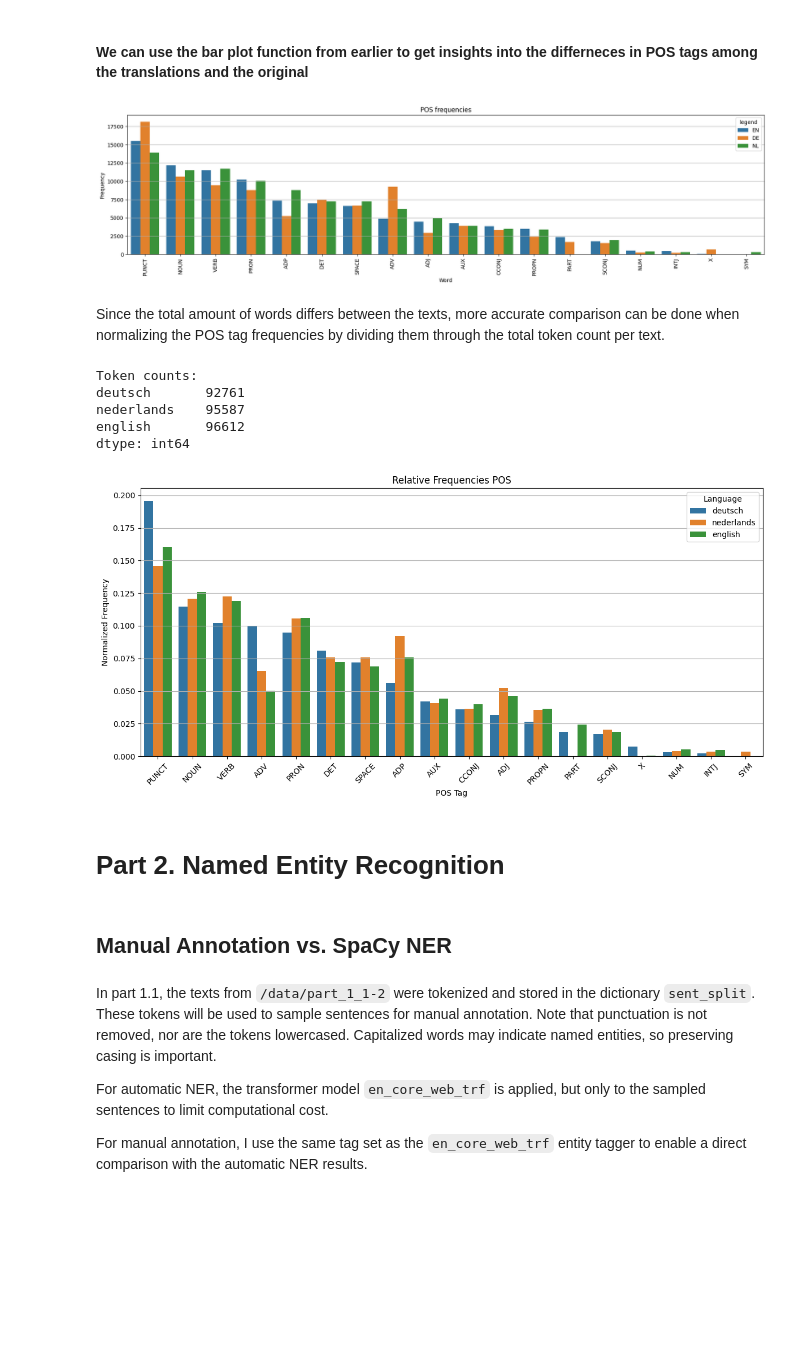
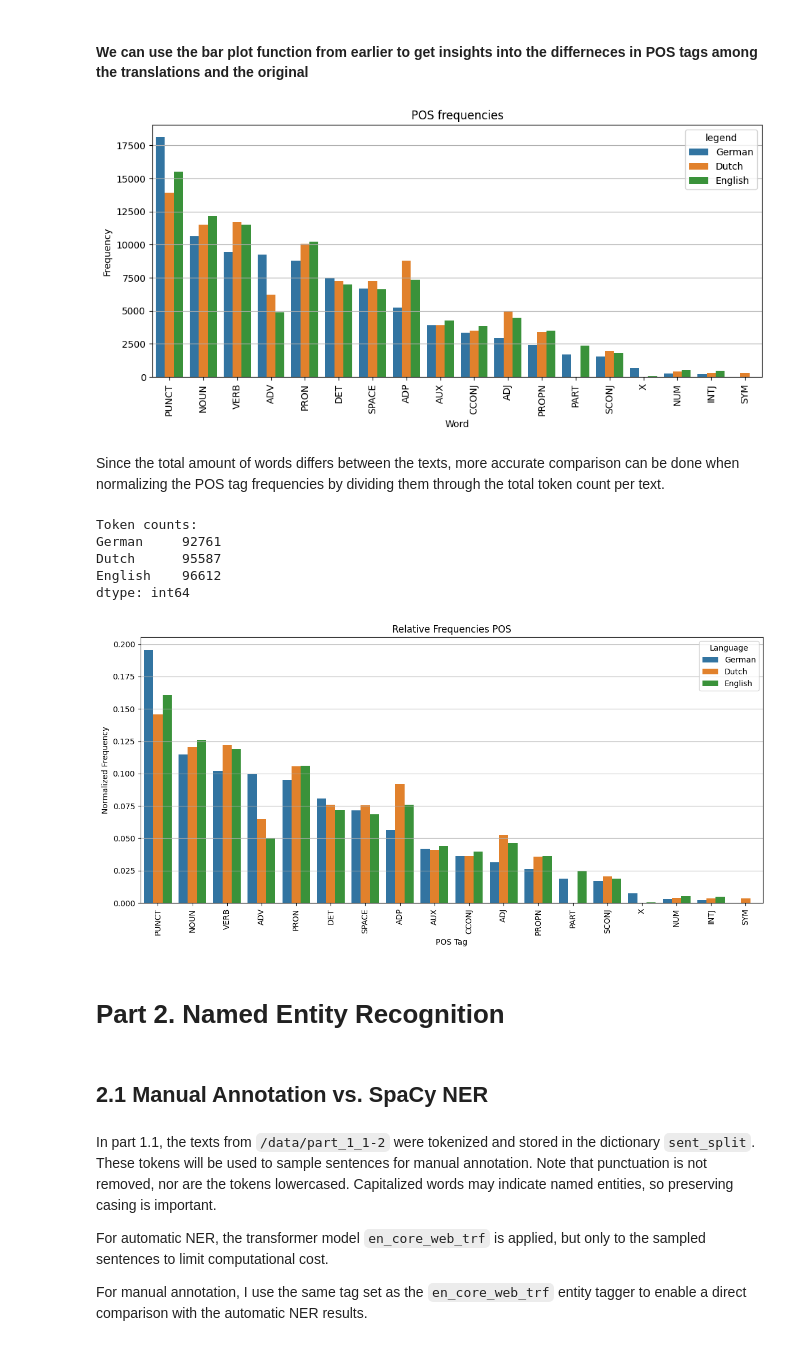
Before and after one commit to tijn-donners/analyzing_data_assignments, a Jupyter notebook: assignment1/Assignment 1.ipynb, the cells around one changed output. Cells and saved outputs as stored; diff of their text form; code cells hidden in the pictures; blank space fills up the shorter version.

```diff
--- a/assignment1/Assignment 1.ipynb
+++ b/assignment1/Assignment 1.ipynb
@@ -282,7 +247,7 @@ def barplot_25_combined(fd1, fd2, fd3, title, labels=("Porter", "Lancaster", "Un
     df = pd.DataFrame(rows)
 
     # plot the chart
-    plt.figure(figsize=(18, 5))
+    plt.figure(figsize=(10, 5))
     sns.barplot(data=df, x="word", y="frequency", hue="legend")
     plt.xticks(rotation=90)
     plt.grid(axis="y")
@@ -399,7 +334,7 @@ for key, lines in texts.items():
 # %%
-texts["deutsch"] = texts.pop("pg30165")
-texts["nederlands"] = texts.pop("pg18381")
-texts["english"] = texts.pop("pg74")
+texts["German"] = texts.pop("pg30165")
+texts["Dutch"] = texts.pop("pg18381")
+texts["English"] = texts.pop("pg74")
 
 texts.keys()
 # %% [output]
@@ -431,19 +366,19 @@ tokens = {}
 
 # apply POS tagging with corresponding language models
 for key, text in texts.items():
-    if key == 'english':
+    if key == 'English':
         nlp_en = spacy.load("en_core_web_md") # load the model
         doc = nlp_en(text)
         del nlp_en # deleting this variable saves memory so the kernel doesnt shut down
-        gc.collect()
+        gc.collect() # free up memory
 
-    if key == 'nederlands':
+    if key == 'Dutch':
         nlp_nl = spacy.load("nl_core_news_md") # load the model
         doc = nlp_nl(text)
         del nlp_nl # deleting this variable saves memory so the kernel doesnt shut down
         gc.collect() # free up memory
 
-    if key == 'deutsch':
+    if key == 'German':
         nlp_de = spacy.load("de_core_news_md") # load the model
         doc = nlp_de(text)
         del nlp_de # deleting this variable saves memory so the kernel doesnt shut down
@@ -471,12 +429,12 @@ processed english
 # %%
 pos_freq_de = FreqDist(df.loc[0, 'pos_tags'])
 pos_freq_nl = FreqDist(df.loc[1, 'pos_tags'])
 pos_freq_en = FreqDist(df.loc[2, 'pos_tags'])
 
 # reuse the function from section 1.1, changed the default labels. Since the coarse grained pos tagset consists of 18 tags, the top25 sleection will not change the results
-barplot_25_combined(pos_freq_en, pos_freq_de, pos_freq_nl, "POS frequencies", labels=("EN","DE", "NL"))
+barplot_25_combined(pos_freq_de,  pos_freq_nl, pos_freq_en, "POS frequencies", labels=("German","Dutch", "English"))
 # %% [output]
-[figure, old version]
+[figure, new version]
 # %% [markdown]
 Since the total amount of words differs between the texts, more accurate comparison can be done when normalizing the POS tag frequencies by dividing them through the total token count per text.
 # %%
@@ -487,6 +445,7 @@ df_pos = pd.concat([
 ], axis=1).fillna(0).astype(int)
 
 print(f"Token counts: \n{df_pos.sum()}")
+
 # normalize counts by column (token count per language)
 df_pos_norm = df_pos.div(df_pos.sum(axis=0), axis=1)
 
@@ -500,22 +459,22 @@ sns.barplot(x='POS', y='Frequency', hue='Language', data=df_pos_long)
 plt.title('Relative Frequencies POS')
 plt.ylabel("Normalized Frequency")
 plt.xlabel("POS Tag")
-plt.xticks(rotation=45)
+plt.xticks(rotation=90)
 plt.legend(title='Language')
 plt.grid(axis="y")
 plt.tight_layout()
 plt.show()
 # %% [output]
 Token counts:
-deutsch       92761
-nederlands    95587
-english       96612
+German     92761
+Dutch      95587
+English    96612
 dtype: int64
-[figure, old version]
+[figure, new version]
 # %% [markdown]
 # Part 2. Named Entity Recognition
 # %% [markdown]
-## Manual Annotation vs. SpaCy NER
+## 2.1 Manual Annotation vs. SpaCy NER
 # %% [markdown]
 In part 1.1, the texts from `/data/part_1_1-2` were tokenized and stored in the dictionary `sent_split`. These tokens will be used to sample sentences for manual annotation. Note that punctuation is not removed, nor are the tokens lowercased. Capitalized words may indicate named entities, so preserving casing is important.
 
```
Also changed, not shown: parts of 34 cells of this notebook.
